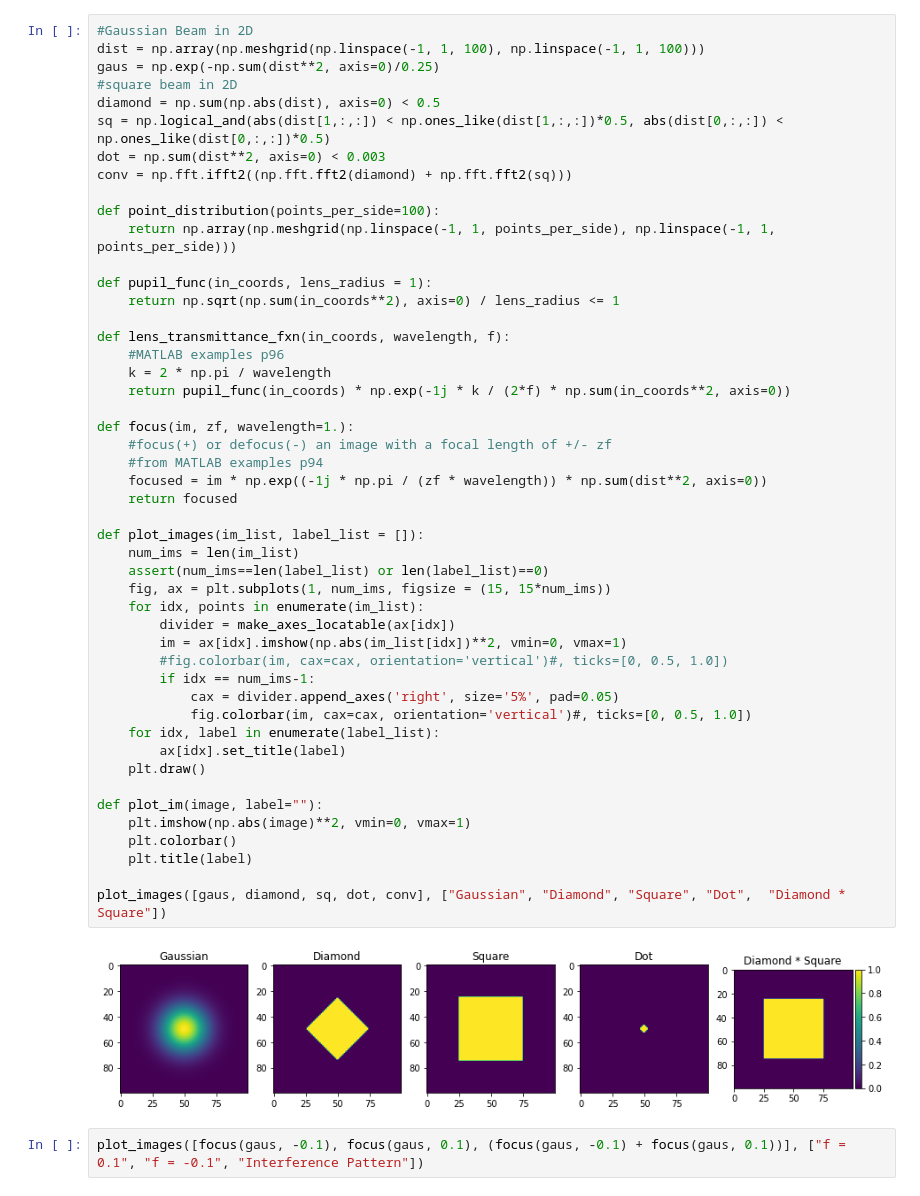
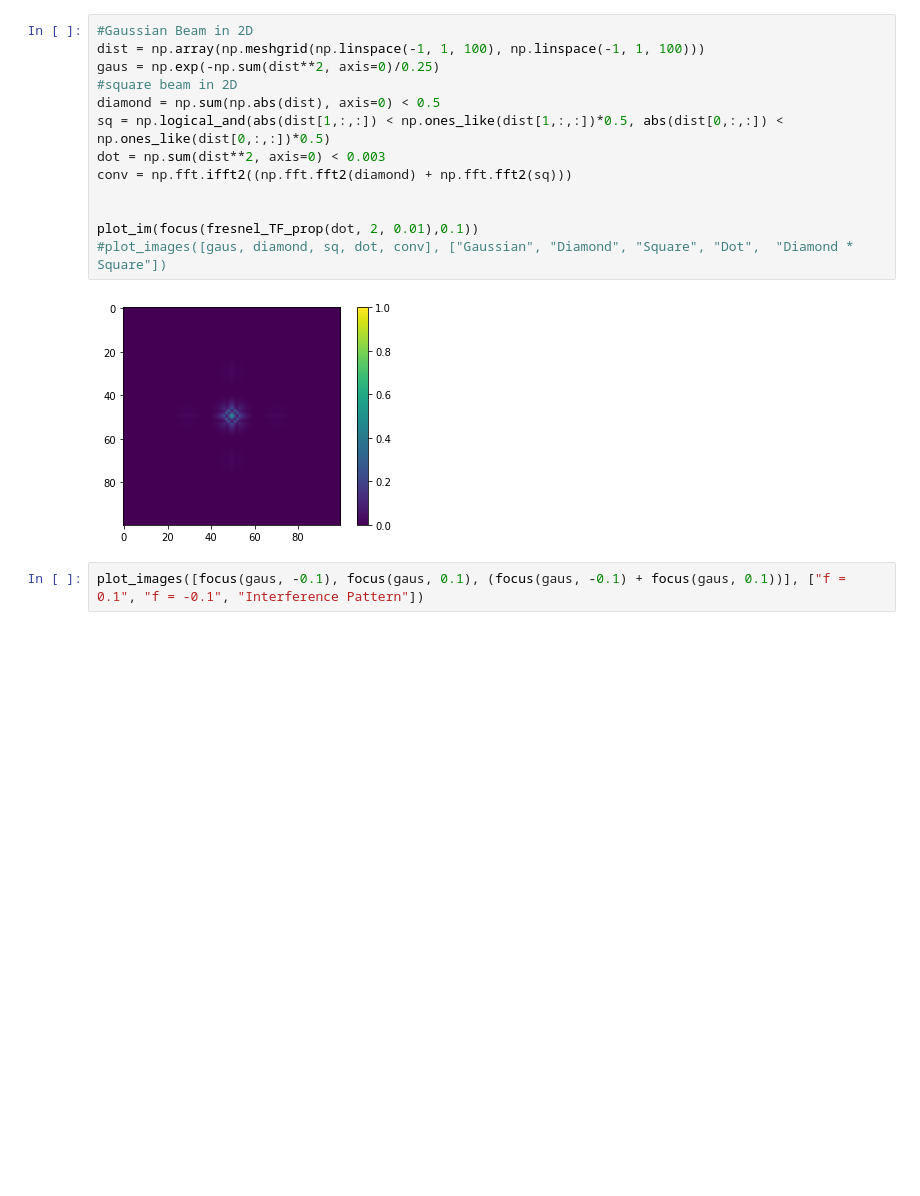
Before and after one commit to cjmcmahon1/FINCH, a Jupyter notebook: bench_sim.ipynb, the cells around one changed output. Cells and saved outputs as stored; diff of their text form; blank space fills up the shorter version.

Commit message:
add fresnel TF function and comments

```diff
--- a/bench_sim.ipynb
+++ b/bench_sim.ipynb
@@ -6,53 +67,18 @@ from mpl_toolkits.axes_grid1 import make_axes_locatable #for making nice colorba
 # %%
 #Gaussian Beam in 2D
 dist = np.array(np.meshgrid(np.linspace(-1, 1, 100), np.linspace(-1, 1, 100)))
 gaus = np.exp(-np.sum(dist**2, axis=0)/0.25)
 #square beam in 2D
 diamond = np.sum(np.abs(dist), axis=0) < 0.5
 sq = np.logical_and(abs(dist[1,:,:]) < np.ones_like(dist[1,:,:])*0.5, abs(dist[0,:,:]) < np.ones_like(dist[0,:,:])*0.5)
 dot = np.sum(dist**2, axis=0) < 0.003
 conv = np.fft.ifft2((np.fft.fft2(diamond) + np.fft.fft2(sq)))
 
-def point_distribution(points_per_side=100):
-    return np.array(np.meshgrid(np.linspace(-1, 1, points_per_side), np.linspace(-1, 1, points_per_side)))
 
-def pupil_func(in_coords, lens_radius = 1):
-    return np.sqrt(np.sum(in_coords**2), axis=0) / lens_radius <= 1
-
-def lens_transmittance_fxn(in_coords, wavelength, f):
-    #MATLAB examples p96
-    k = 2 * np.pi / wavelength
-    return pupil_func(in_coords) * np.exp(-1j * k / (2*f) * np.sum(in_coords**2, axis=0))
-
-def focus(im, zf, wavelength=1.):
-    #focus(+) or defocus(-) an image with a focal length of +/- zf
-    #from MATLAB examples p94
-    focused = im * np.exp((-1j * np.pi / (zf * wavelength)) * np.sum(dist**2, axis=0))
-    return focused
-
-def plot_images(im_list, label_list = []):
-    num_ims = len(im_list)
-    assert(num_ims==len(label_list) or len(label_list)==0)
-    fig, ax = plt.subplots(1, num_ims, figsize = (15, 15*num_ims))
-    for idx, points in enumerate(im_list):
-        divider = make_axes_locatable(ax[idx])
-        im = ax[idx].imshow(np.abs(im_list[idx])**2, vmin=0, vmax=1)
-        #fig.colorbar(im, cax=cax, orientation='vertical')#, ticks=[0, 0.5, 1.0])
-        if idx == num_ims-1:
-            cax = divider.append_axes('right', size='5%', pad=0.05)
-            fig.colorbar(im, cax=cax, orientation='vertical')#, ticks=[0, 0.5, 1.0])
-    for idx, label in enumerate(label_list):
-        ax[idx].set_title(label)
-    plt.draw()
-
-def plot_im(image, label=""):
-    plt.imshow(np.abs(image)**2, vmin=0, vmax=1)
-    plt.colorbar()
-    plt.title(label)
-
-plot_images([gaus, diamond, sq, dot, conv], ["Gaussian", "Diamond", "Square", "Dot",  "Diamond * Square"])
+plot_im(focus(fresnel_TF_prop(dot, 2, 0.01),0.1))
+#plot_images([gaus, diamond, sq, dot, conv], ["Gaussian", "Diamond", "Square", "Dot",  "Diamond * Square"])
 # %% [output]
-[figure, old version]
+[figure, new version]
 # %%
 plot_images([focus(gaus, -0.1), focus(gaus, 0.1), (focus(gaus, -0.1) + focus(gaus, 0.1))], ["f = 0.1", "f = -0.1", "Interference Pattern"])
 # %% [output]
```
Also changed, not shown: parts of 4 cells of this notebook.
